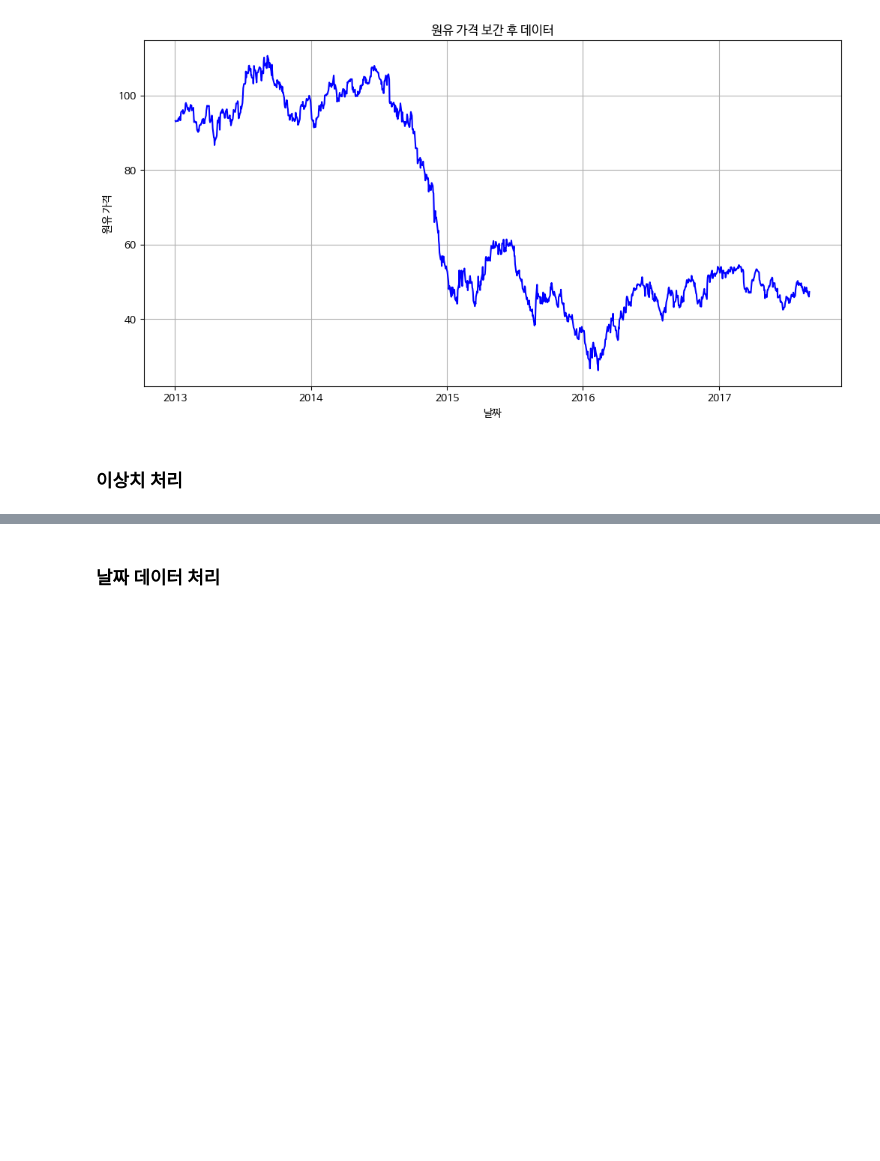
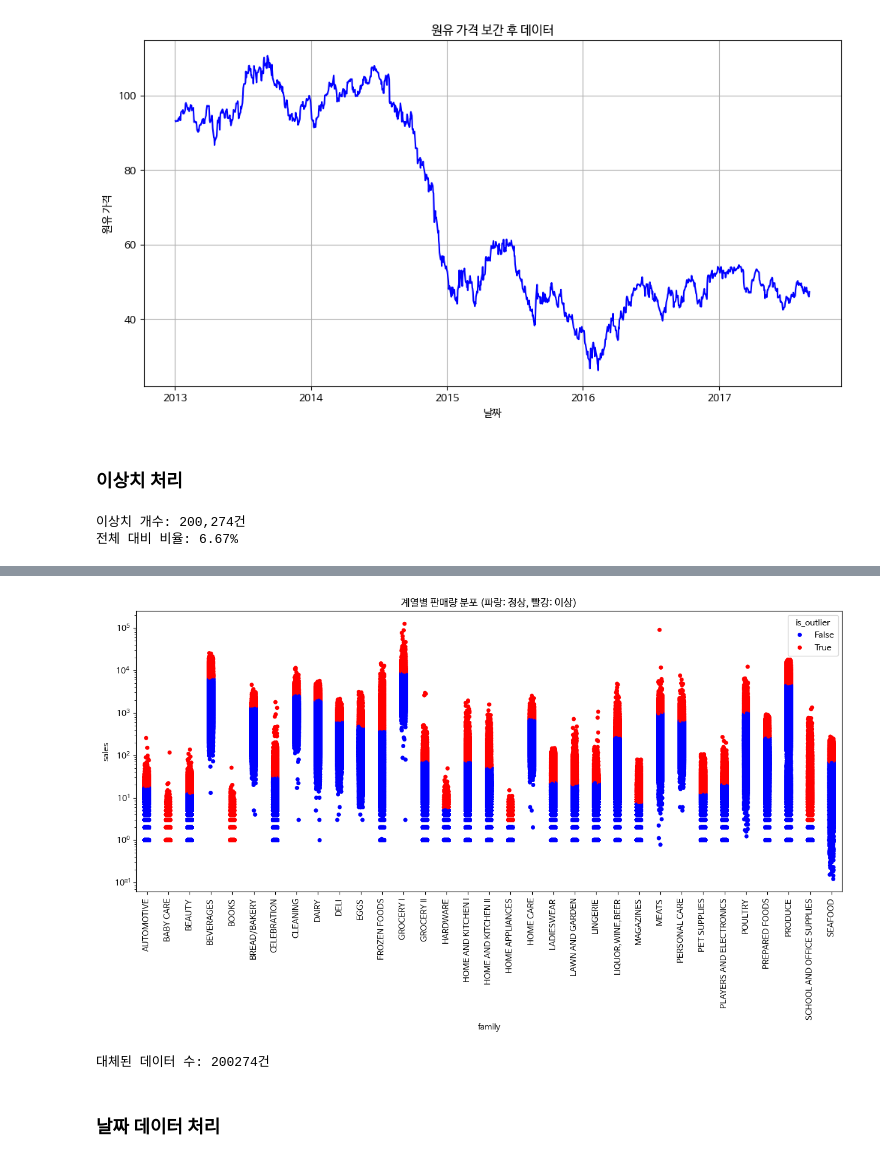
Before and after one commit to iam149cm/Data-Analysis-with-Open-Source, a Jupyter notebook: 오픈소스_데이터_분석_7강.ipynb, the cells around one changed output, grey strips where cells are left out. Cells and saved outputs as stored; diff of their text form; code cells hidden in the pictures; blank space fills up the shorter version.

```diff
--- a/오픈소스_데이터_분석_7강.ipynb
+++ b/오픈소스_데이터_분석_7강.ipynb
@@ -437,10 +437,18 @@ plt.show()
 ### 이상치 처리
 # %%
 ### 제품 계열별 판매 데이터 IQR 계산
+family_bounds = train.groupby('family')['sales'].apply(
+    lambda x : x.quantile(0.75) + 1.5 * (x.quantile(0.75) - x.quantile(0.25))
+)
 
 
 ### 상한값 초과 판매량 이상치 분류
+train_enhanced = train.copy()
+train_enhanced['upper_bound'] = train_enhanced['family'].map(family_bounds)
+train_enhanced['is_outlier'] = train_enhanced['sales'] > train_enhanced['upper_bound']
 
+total_outliers = train_enhanced['is_outlier'].sum()
+total_ratio = train_enhanced['is_outlier'].mean()
 
 print(f"이상치 개수: {total_outliers:,}건")
 print(f"전체 대비 비율: {total_ratio:.2%}")
@@ -452,3 +460,6 @@ plt.xticks(rotation=90)
 plt.yscale('log')
 plt.title('계열별 판매량 분포 (파랑: 정상, 빨강: 이상)')
 plt.show()
+# %% [output]
+이상치 개수: 200,274건
+전체 대비 비율: 6.67%
@@ -455,12 +470,14 @@ plt.show()
+[figure, added]
 # %%
-upper_bounds = family_bounds['upper_bound']
-
 ### 판매량이 상한값 초과 시, 판매량으로 상한값으로 대체
 train_cleaned  = train.copy()
-
+train_cleaned.loc[train_enhanced['is_outlier'], 'sales'] = train_enhanced.loc[train_enhanced['is_outlier'], 'upper_bound']
+# is_outlier 가 true 인 것 중 sales 컬럼을 대체할 것이다. -- 이상치로 판정되었던 데이터 중 upper bound 값을 대체
 
 changed_count = (train['sales'] != train_cleaned ['sales']).sum()
 print(f"대체된 데이터 수: {changed_count}건")
+# %% [output]
+대체된 데이터 수: 200274건
 # %% [markdown]
 ### 날짜 데이터 처리
 # %%
```
Also changed, not shown: parts of 1 cell of this notebook.
